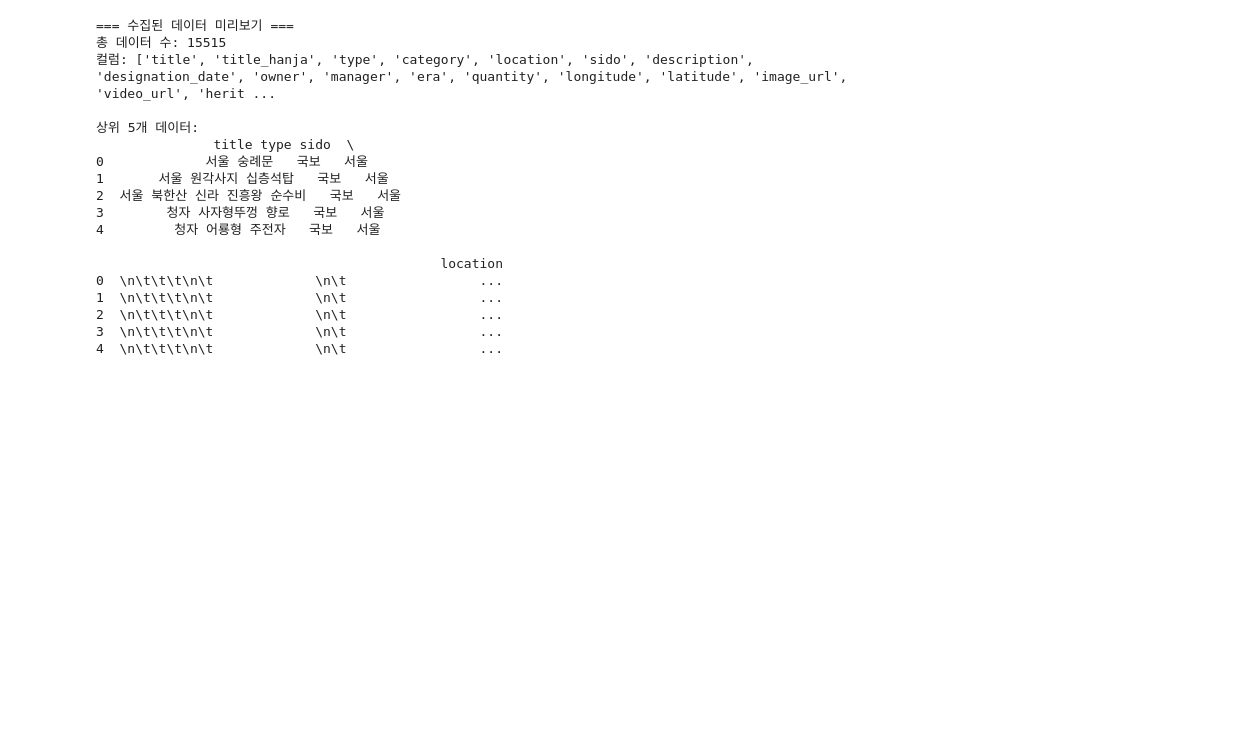
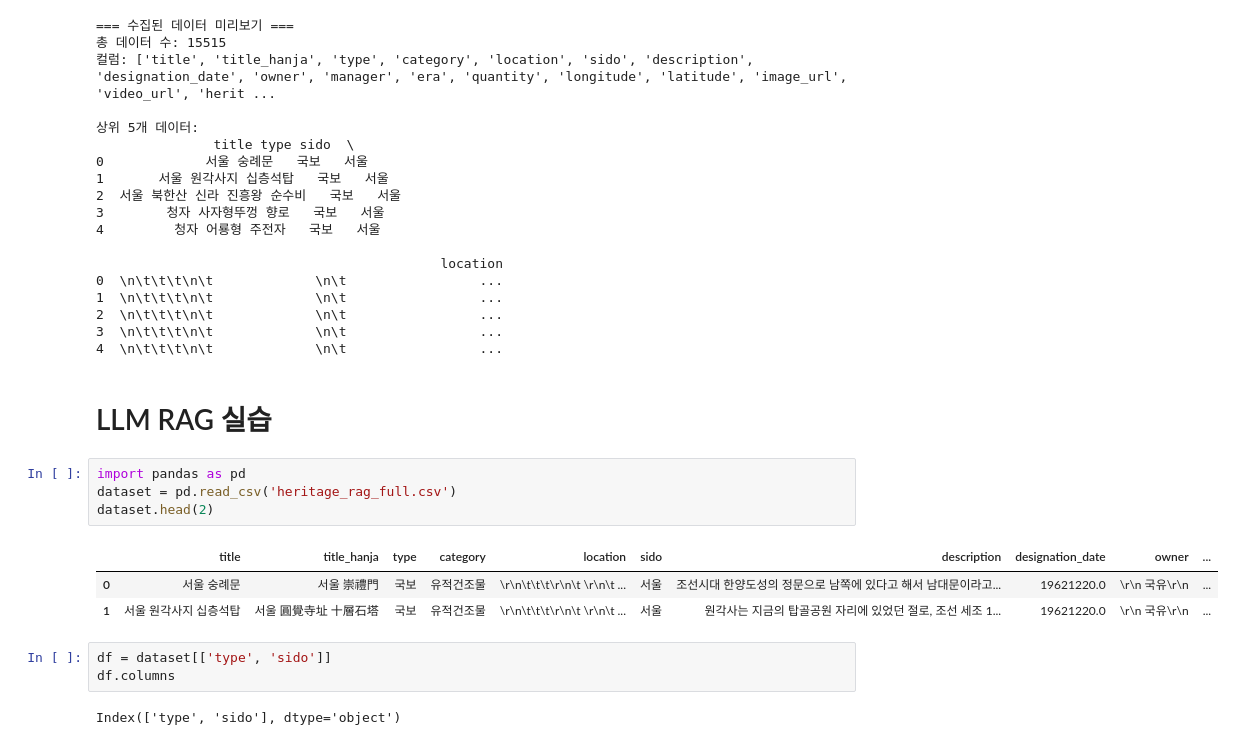
Before and after one commit to k-j-hyun/ai_x, a Jupyter notebook: source/08_LLM/250730_2stProject_openai사용_chroma.ipynb, the cells around one changed output. Drawn from its saved outputs; the diff is of its cells as text; blank space fills up the shorter version.

```diff
--- a/source/08_LLM/Untitled.ipynb
+++ b/source/08_LLM/250730_2stProject_openai사용_chroma.ipynb
@@ -660,3 +662,18 @@ INFO:__main__:파일 저장: heritage_rag_full.csv
 2  \n\t\t\t\n\t             \n\t                 ...
 3  \n\t\t\t\n\t             \n\t                 ...
 4  \n\t\t\t\n\t             \n\t                 ...
+# %% [markdown]
+# LLM RAG 실습
+# %%
+import pandas as pd
+dataset = pd.read_csv('heritage_rag_full.csv')
+dataset.head(2)
+# %% [output]
+|  | title | title_hanja | type | category | location | sido | description | designation_date | owner | ... |
+| 0 | 서울 숭례문 | 서울 崇禮門 | 국보 | 유적건조물 | \r\n\t\t\t\r\n\t \r\n\t ... | 서울 | 조선시대 한양도성의 정문으로 남쪽에 있다고 해서 남대문이라고... | 19621220.0 | \r\n 국유\r\n | ... |
+| 1 | 서울 원각사지 십층석탑 | 서울 圓覺寺址 十層石塔 | 국보 | 유적건조물 | \r\n\t\t\t\r\n\t \r\n\t ... | 서울 | 원각사는 지금의 탑골공원 자리에 있었던 절로, 조선 세조 1... | 19621220.0 | \r\n 국유\r\n | ... |
+# %%
+df = dataset[['type', 'sido']]
+df.columns
+# %% [output]
+Index(['type', 'sido'], dtype='object')
```
Also changed, not shown: parts of 28 cells of this notebook, 11 other files.
